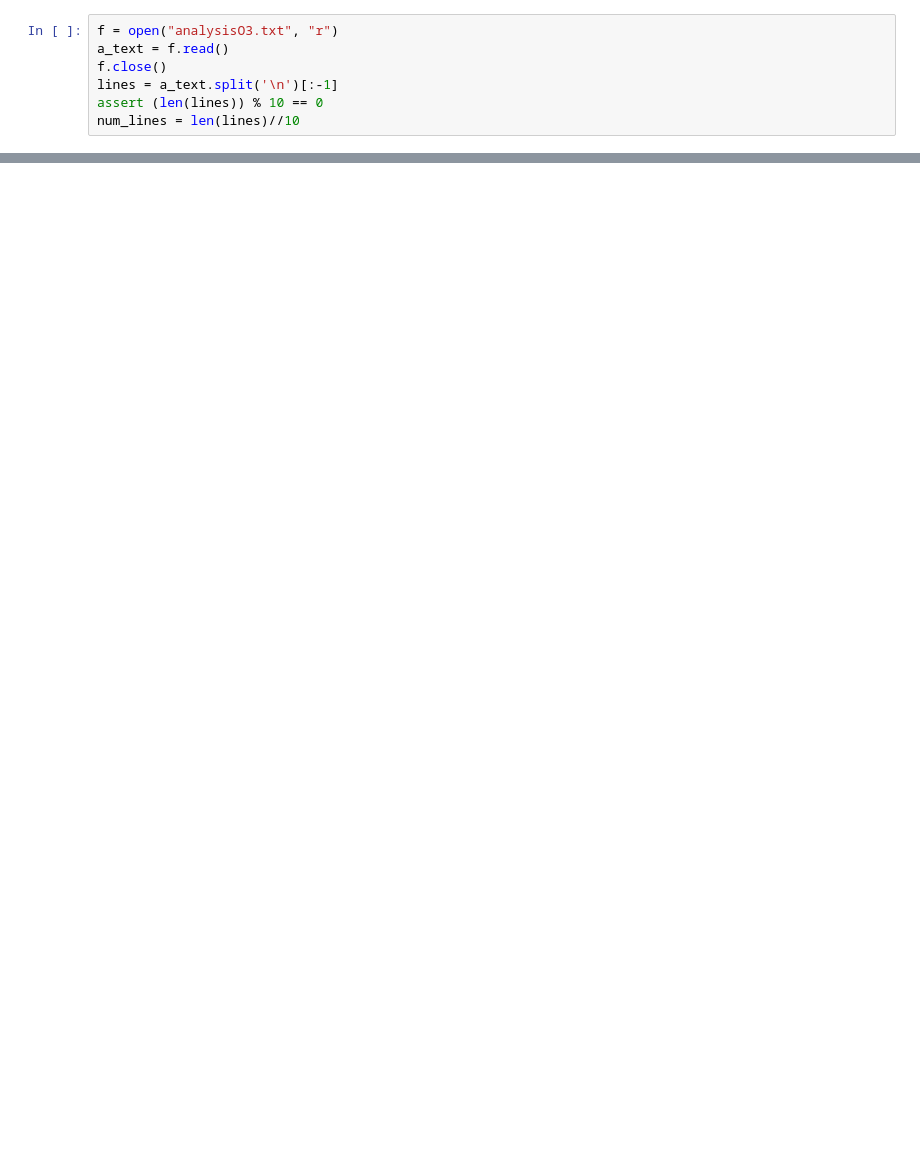
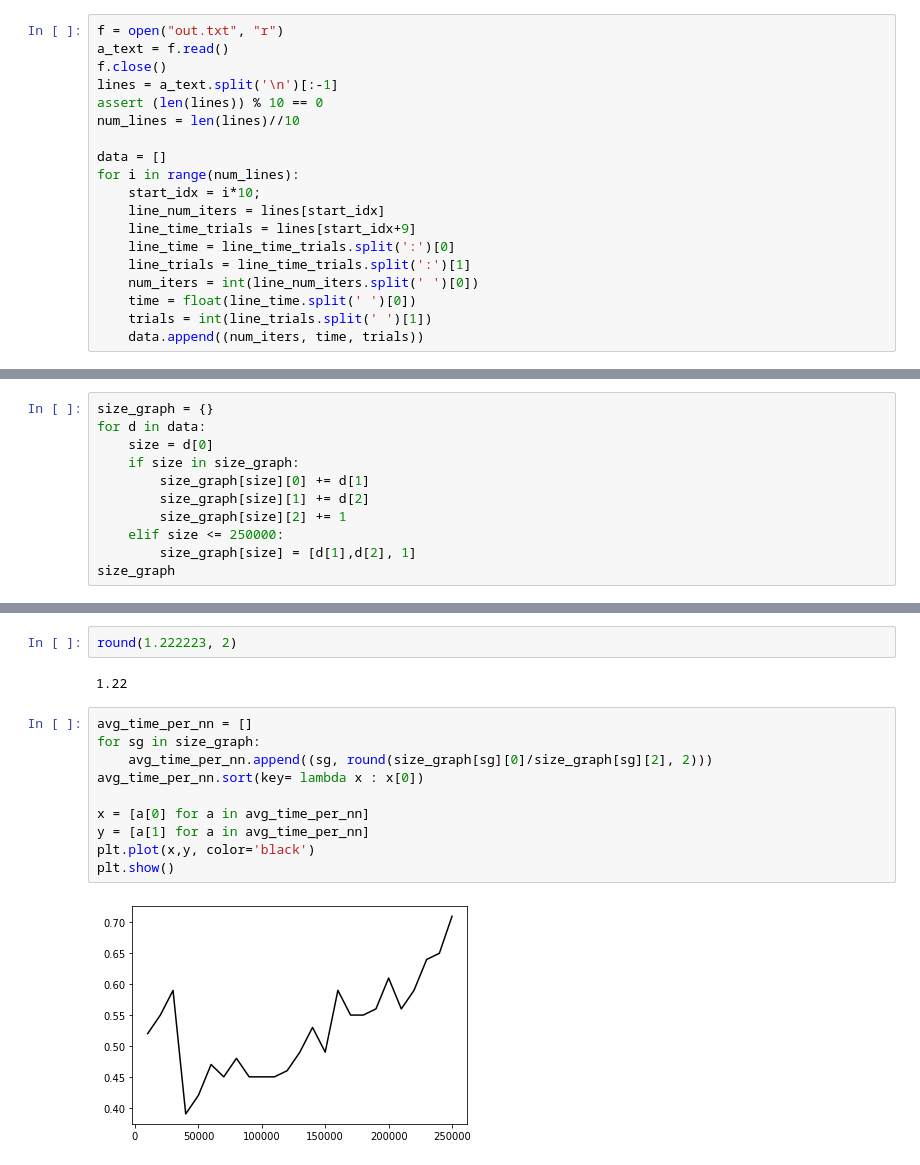
Before and after one commit to amanj120/knights_tour, a Jupyter notebook: simd_nn/numbah crunch.ipynb, the cells around one changed output, grey strips where cells are left out. Saved outputs shown, nothing was run; the diff lists cells and outputs as text; blank space fills up the shorter version.

```diff
--- a/simd_nn/numbah crunch.ipynb
+++ b/simd_nn/numbah crunch.ipynb
@@ -3,7 +5,19 @@ import numpy as np
 # %%
-f = open("analysisO3.txt", "r")
+f = open("out.txt", "r")
 a_text = f.read()
 f.close()
 lines = a_text.split('\n')[:-1]
 assert (len(lines)) % 10 == 0
 num_lines = len(lines)//10
+
+data = []
+for i in range(num_lines):
+    start_idx = i*10;
+    line_num_iters = lines[start_idx]
+    line_time_trials = lines[start_idx+9]
+    line_time = line_time_trials.split(':')[0]
+    line_trials = line_time_trials.split(':')[1]
+    num_iters = int(line_num_iters.split(' ')[0])
+    time = float(line_time.split(' ')[0])
+    trials = int(line_trials.split(' ')[1])
+    data.append((num_iters, time, trials))
@@ -65,0 +29,11 @@ randint(0,1<<64)
+# %%
+size_graph = {}
+for d in data:
+    size = d[0]
+    if size in size_graph:
+        size_graph[size][0] += d[1]
+        size_graph[size][1] += d[2]
+        size_graph[size][2] += 1
+    elif size <= 250000:
+        size_graph[size] = [d[1],d[2], 1]
+size_graph
@@ -65,0 +58,16 @@ randint(0,1<<64)
+# %%
+round(1.222223, 2)
+# %% [output]
+1.22
+# %%
+avg_time_per_nn = []
+for sg in size_graph:
+    avg_time_per_nn.append((sg, round(size_graph[sg][0]/size_graph[sg][2], 2)))
+avg_time_per_nn.sort(key= lambda x : x[0])
+
+x = [a[0] for a in avg_time_per_nn]
+y = [a[1] for a in avg_time_per_nn]
+plt.plot(x,y, color='black')
+plt.show()
+# %% [output]
+[figure, added]
```
Also changed, not shown: parts of 13 cells of this notebook, 5 other files.
